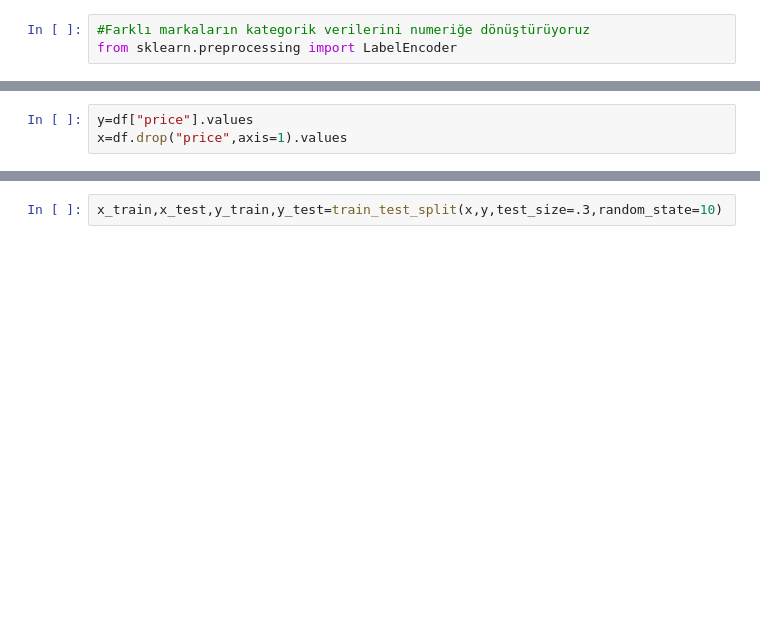
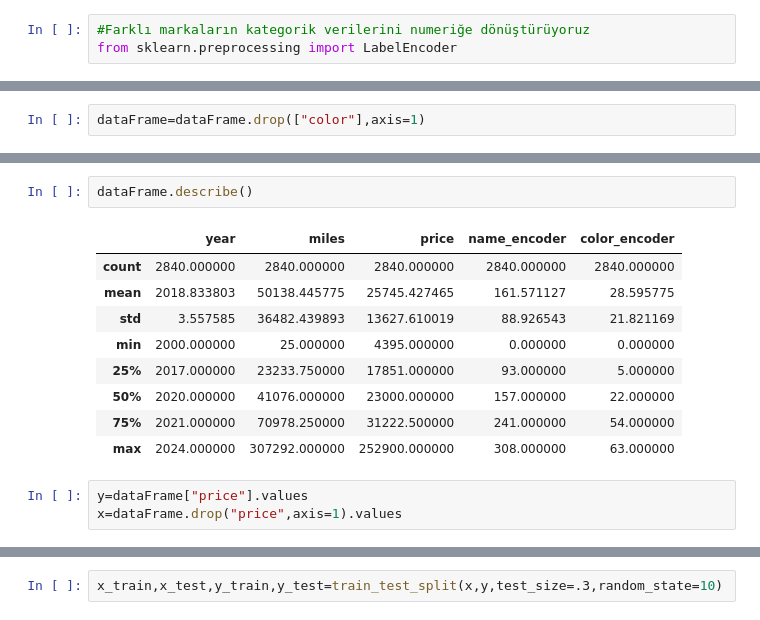
Before and after one commit to humeyragok/CarPriceRegression, a Jupyter notebook: CarPriceRegression.ipynb, the cells around one changed output, grey strips where cells are left out. Saved outputs shown, nothing was run; the diff lists cells and outputs as text; blank space fills up the shorter version.

```diff
--- a/CarPriceRegression.ipynb
+++ b/CarPriceRegression.ipynb
@@ -99,3 +156,5 @@ dtype: int64
+# %%
+dataFrame=dataFrame.drop(["color"],axis=1)
 # %%
 #plt.figure(figsize=(7,5))
 #sbn.distplot(dataFrame["price"])
@@ -107,8 +166,20 @@ color_encoder   -0.009191
 year             0.458511
 price            1.000000
 Name: price, dtype: float64
-# %%
-y=df["price"].values
-x=df.drop("price",axis=1).values
+# %%
+dataFrame.describe()
+# %% [output]
+|  | year | miles | price | name_encoder | color_encoder |
+| count | 2840.000000 | 2840.000000 | 2840.000000 | 2840.000000 | 2840.000000 |
+| mean | 2018.833803 | 50138.445775 | 25745.427465 | 161.571127 | 28.595775 |
+| std | 3.557585 | 36482.439893 | 13627.610019 | 88.926543 | 21.821169 |
+| min | 2000.000000 | 25.000000 | 4395.000000 | 0.000000 | 0.000000 |
+| 25% | 2017.000000 | 23233.750000 | 17851.000000 | 93.000000 | 5.000000 |
+| 50% | 2020.000000 | 41076.000000 | 23000.000000 | 157.000000 | 22.000000 |
+| 75% | 2021.000000 | 70978.250000 | 31222.500000 | 241.000000 | 54.000000 |
+| max | 2024.000000 | 307292.000000 | 252900.000000 | 308.000000 | 63.000000 |
+# %%
+y=dataFrame["price"].values
+x=dataFrame.drop("price",axis=1).values
 # %%
 y
```
Also changed, not shown: parts of 39 cells of this notebook.
